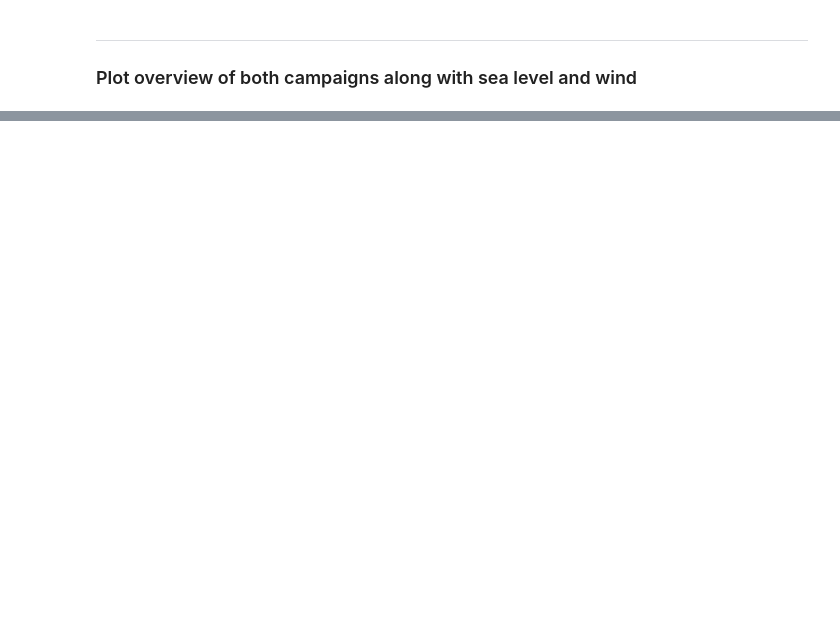
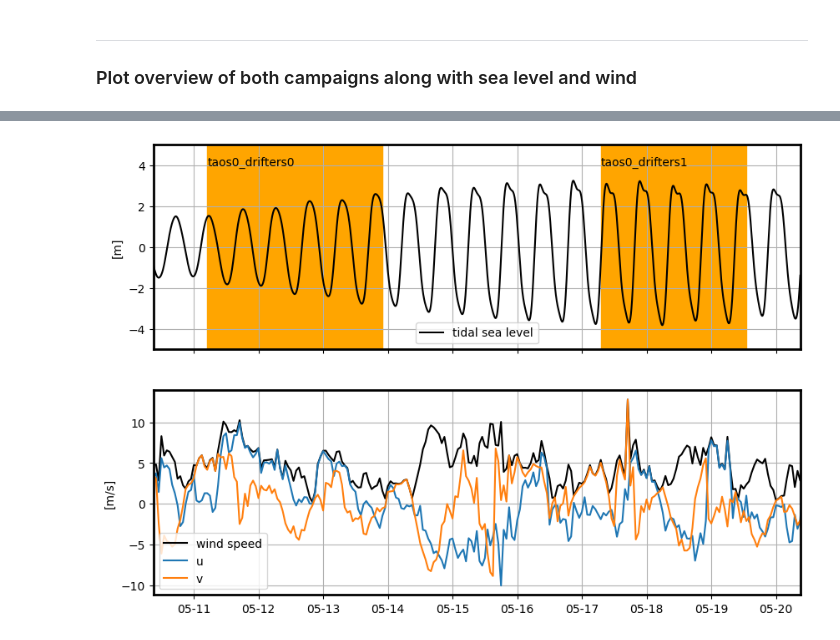
Before and after one commit to apatlpo/taos, a Jupyter notebook: insitu/taos0/overview.ipynb, the cells around one changed output, grey strips where cells are left out. Cells and saved outputs as stored; diff of their text form; code cells hidden in the pictures; blank space fills up the shorter version.

```diff
--- a/insitu/taos0/overview.ipynb
+++ b/insitu/taos0/overview.ipynb
@@ -169,0 +261,4 @@ plot_combined_deployments(wind_stress=True)
+# %%
+plot_combined_deployments(wind_stress=False)
+# %% [output]
+[figure, added]
```
Also changed, not shown: parts of 8 cells of this notebook, 17 other files.
